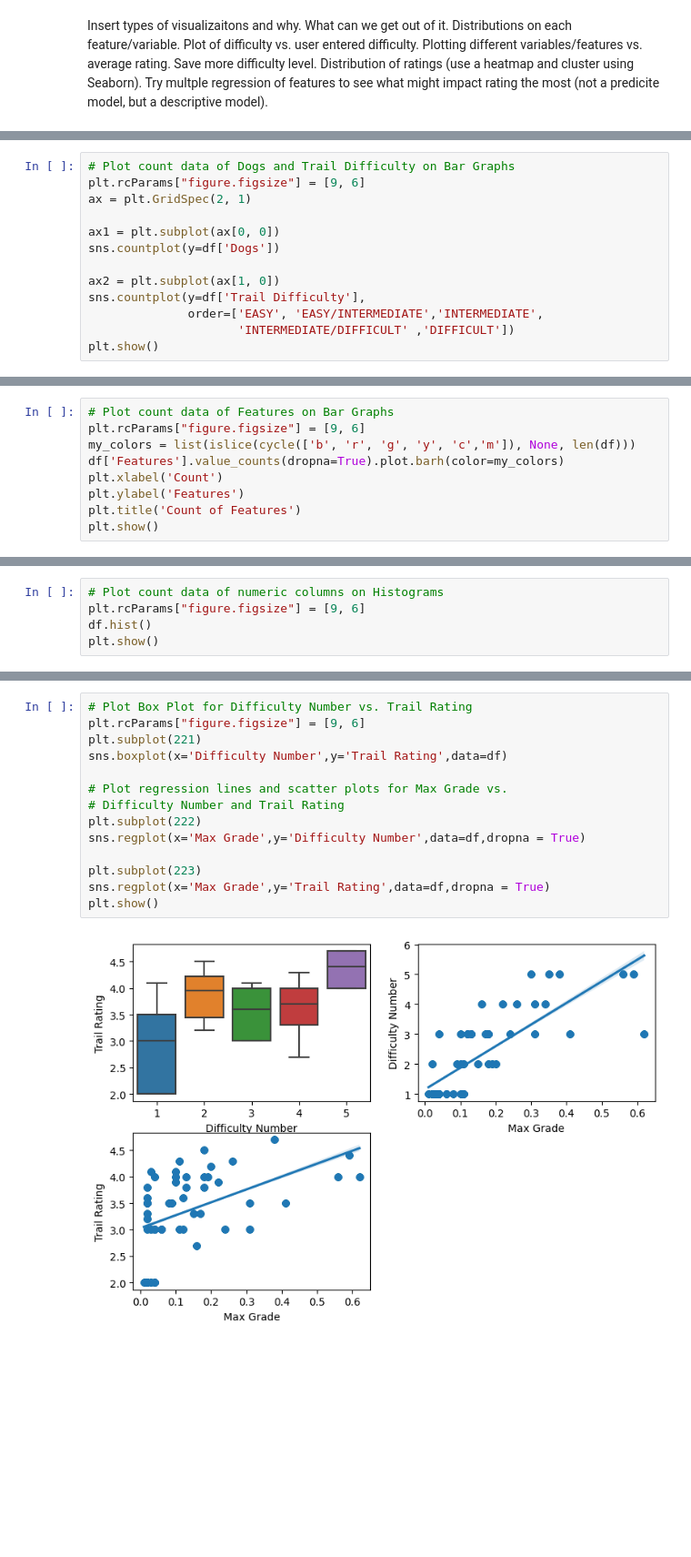
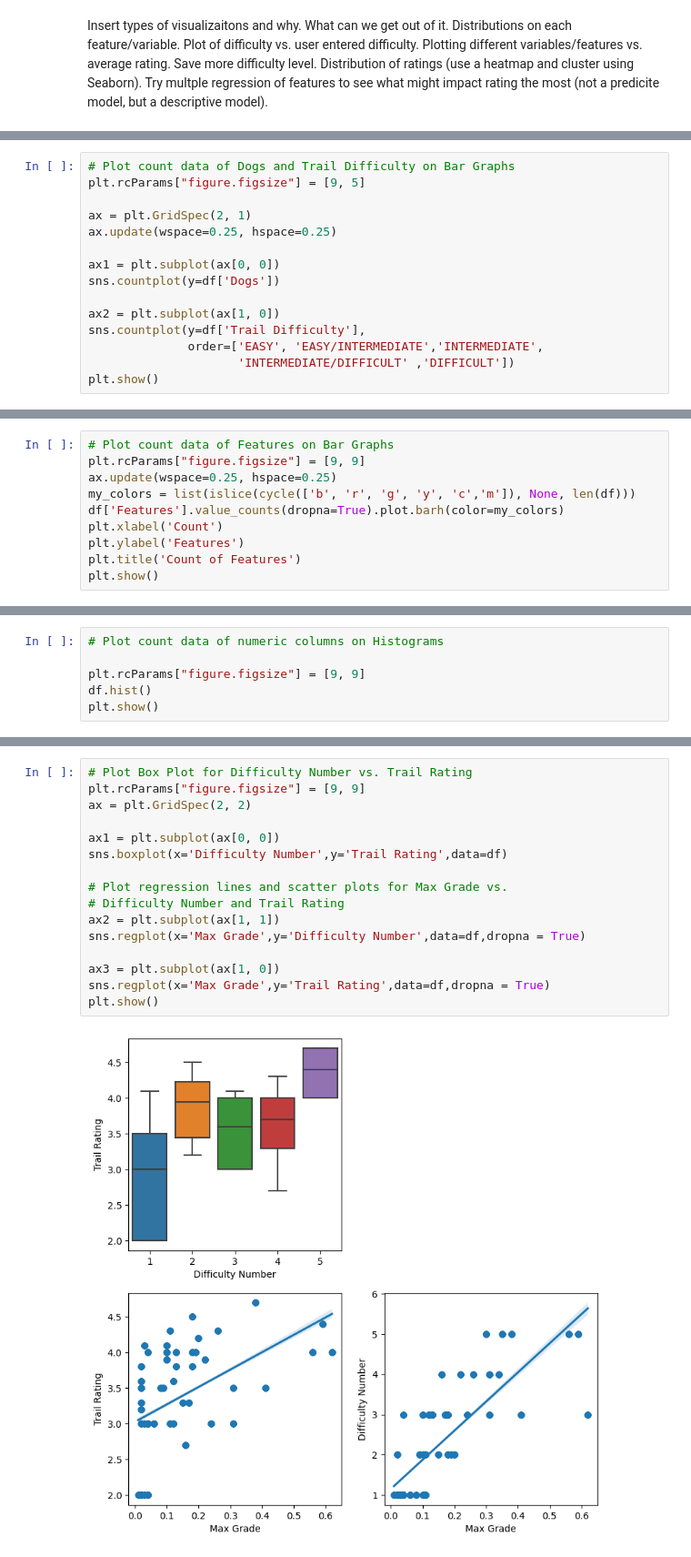
Before and after one commit to BiochemHead/COMP_4447_Final_Project, a Jupyter notebook: Final_Project_Notebook.ipynb, the cells around one changed output, grey strips where cells are left out. Shown at 91% size. Saved outputs shown, nothing was run; the diff lists cells and outputs as text; blank space fills up the shorter version.

```diff
--- a/Final_Project_Notebook.ipynb
+++ b/Final_Project_Notebook.ipynb
@@ -80,8 +79,10 @@ memory usage: 506.2+ KB
 | max | 22.100000 | 4.700000 | 19.0 | 6930.000000 | 5527.000000 | 13247.000000 | 10423.000000 | ... |
 # %%
 # Plot count data of Dogs and Trail Difficulty on Bar Graphs
-plt.rcParams["figure.figsize"] = [9, 6]
+plt.rcParams["figure.figsize"] = [9, 5]
+
 ax = plt.GridSpec(2, 1)
+ax.update(wspace=0.25, hspace=0.25)
 
 ax1 = plt.subplot(ax[0, 0])
 sns.countplot(y=df['Dogs'])
@@ -96,6 +97,7 @@ plt.show()
 # %%
 # Plot count data of Features on Bar Graphs
-plt.rcParams["figure.figsize"] = [9, 6]
+plt.rcParams["figure.figsize"] = [9, 9]
+ax.update(wspace=0.25, hspace=0.25)
 my_colors = list(islice(cycle(['b', 'r', 'g', 'y', 'c','m']), None, len(df)))
 df['Features'].value_counts(dropna=True).plot.barh(color=my_colors)
 plt.xlabel('Count')
@@ -107,6 +109,7 @@ plt.show()
 # %%
 # Plot count data of numeric columns on Histograms
-plt.rcParams["figure.figsize"] = [9, 6]
+
+plt.rcParams["figure.figsize"] = [9, 9]
 df.hist()
 plt.show()
 # %% [output]
@@ -114,16 +117,18 @@ plt.show()
 # %%
 # Plot Box Plot for Difficulty Number vs. Trail Rating
-plt.rcParams["figure.figsize"] = [9, 6]
-plt.subplot(221)
+plt.rcParams["figure.figsize"] = [9, 9]
+ax = plt.GridSpec(2, 2)
+
+ax1 = plt.subplot(ax[0, 0])
 sns.boxplot(x='Difficulty Number',y='Trail Rating',data=df)
 
 # Plot regression lines and scatter plots for Max Grade vs.
 # Difficulty Number and Trail Rating
-plt.subplot(222)
+ax2 = plt.subplot(ax[1, 1])
 sns.regplot(x='Max Grade',y='Difficulty Number',data=df,dropna = True)
 
-plt.subplot(223)
+ax3 = plt.subplot(ax[1, 0])
 sns.regplot(x='Max Grade',y='Trail Rating',data=df,dropna = True)
 plt.show()
 # %% [output]
-[figure, old version]
+[figure, new version]
```
Also changed, not shown: parts of 4 cells of this notebook, 1 other file.
